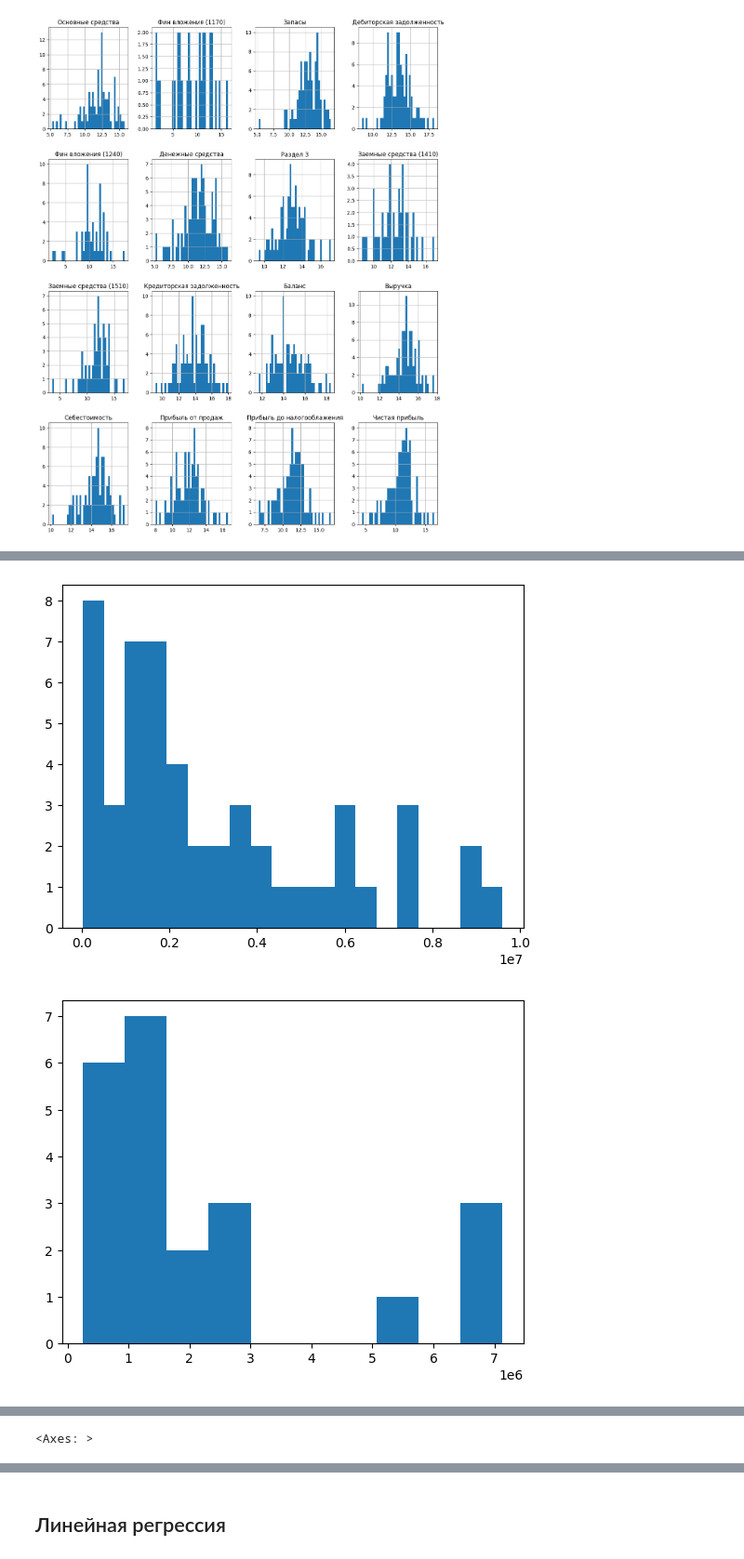
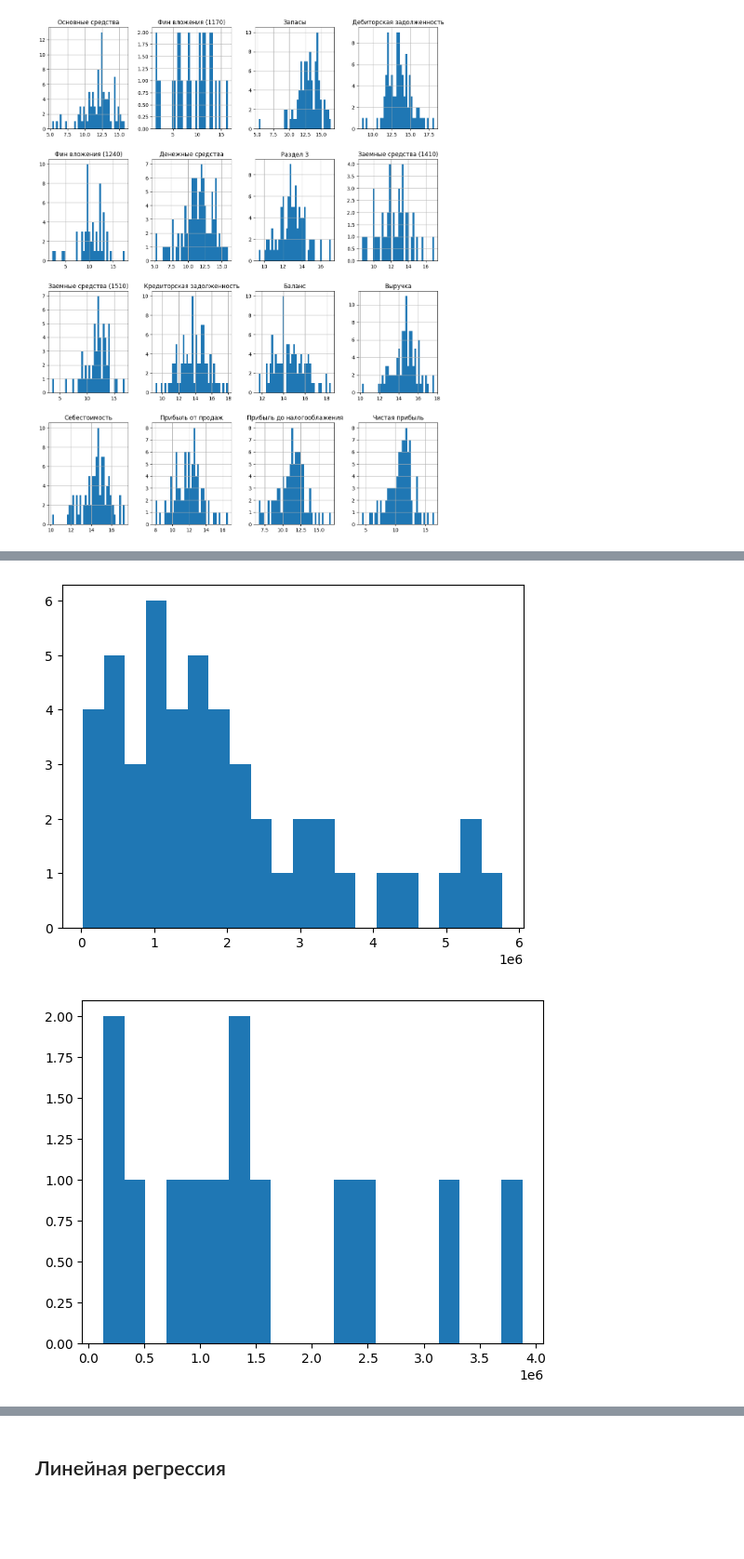
Before and after one commit to groxel/colab, a Jupyter notebook: DT_Project.ipynb, the cells around one changed output, grey strips where cells are left out. Shown at 93% size. Cells and saved outputs as stored; diff of their text form; code cells hidden in the pictures; blank space fills up the shorter version.

```diff
--- a/DT_Project.ipynb
+++ b/DT_Project.ipynb
@@ -65,23 +65,24 @@ from sklearn.metrics import r2_score
 from sklearn.linear_model import LinearRegression
 import matplotlib.pyplot as plt
 
-random_state = 42
-test_size = 0.3
+#random_state = 42
+random_state = 23643
+test_size = 0.2
 
 # загружаем таблицу формата xlsx
 data = pd.read_excel(io = "https://github.com/groxel/colab/raw/refs/heads/main/data_set_cleared.xlsx", header = 3)
 
 #print(data[data["Остаток к получению, тыс. руб."] > 110000000])
-#data.drop(data[data["Остаток к получению, тыс. руб."] > 110000000].index, inplace=True)\
+data.drop(data[data["Остаток к получению, тыс. руб."] > 6000000].index, inplace=True)
 
-data["Остаток к получению, тыс. руб."] = outliers(data["Остаток к получению, тыс. руб."])
-data.drop(data[data["Остаток к получению, тыс. руб."] == 0].index, inplace=True)
+#data["Остаток к получению, тыс. руб."] = outliers(data["Остаток к получению, тыс. руб."])
+#data.drop(data[data["Остаток к получению, тыс. руб."] == 0].index, inplace=True)
 
-data["Остаток к получению, тыс. руб."] = outliers(data["Остаток к получению, тыс. руб."])
-data.drop(data[data["Остаток к получению, тыс. руб."] == 0].index, inplace=True)
+#data["Остаток к получению, тыс. руб."] = outliers(data["Остаток к получению, тыс. руб."])
+#data.drop(data[data["Остаток к получению, тыс. руб."] == 0].index, inplace=True)
 
-data["Остаток к получению, тыс. руб."] = outliers(data["Остаток к получению, тыс. руб."])
-data.drop(data[data["Остаток к получению, тыс. руб."] == 0].index, inplace=True)
+#data["Остаток к получению, тыс. руб."] = outliers(data["Остаток к получению, тыс. руб."])
+#data.drop(data[data["Остаток к получению, тыс. руб."] == 0].index, inplace=True)
 
 X = data.drop(columns=['Наименование компании', 'ИНН', 'Полученные деньги (авансы), тыс. руб.', 'Остаток к получению, тыс. руб.'])
 X = X.drop(columns=['Количество контрагентов', 'Количество контрактов'])
@@ -170,25 +168,27 @@ plt.boxplot(X)
 # %%
 # Изучение распределения целевой переменной
 
 plt.hist((Y_train), bins=20)
 plt.show()
 
-plt.hist((Y_test), bins=10)
+plt.hist((Y_test), bins=20)
 plt.show()
 
 # Целевая переменная зависит от признака по экспоненциальному закону.  Диаграмма остатков сильно смещена.
 # Чтобы исправить ситуацию, можем прологарифмировать Y
 
 plt.hist(np.log(Y_train[Y_train != 0]), bins=20)
 plt.show()
 
 plt.hist(np.log(Y_test[Y_test != 0]), bins=20)
 plt.show()
 
 plt.boxplot(Y)
+plt.title("Boxplot (Y)")
 plt.show()
 
-Y.plot()
+plt.boxplot(np.log(Y))
+plt.show()
 # %% [output]
-[figure, old version]
+[figure, new version]
-[figure, old version]
+[figure, new version]
@@ -198 +197,0 @@ Y.plot()
-<Axes: >
```
Also changed, not shown: parts of 26 cells of this notebook.
